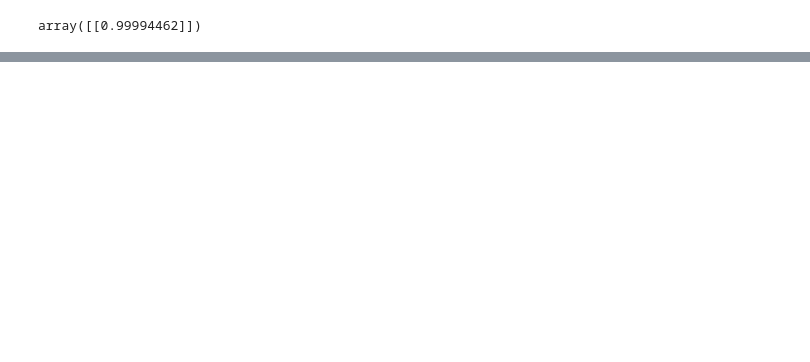
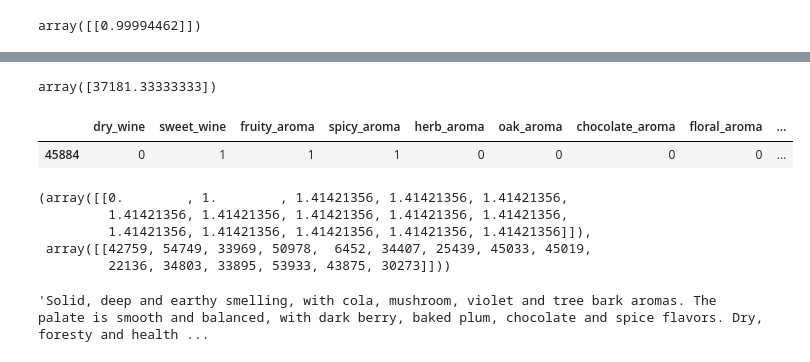
Before and after one commit to mercedesf17/Wine-Recommendation-System, a Jupyter notebook: jupyter_notebooks/model_training.ipynb, the cells around one changed output, grey strips where cells are left out. Saved outputs shown, nothing was run; the diff lists cells and outputs as text; code cells hidden in the pictures; blank space fills up the shorter version.

```diff
--- a/jupyter_notebooks/model_training.ipynb
+++ b/jupyter_notebooks/model_training.ipynb
@@ -158,0 +167,24 @@ The high score reflects the wine's potential, because it has been put on the mar
+# %%
+X_predict = np.array([[0, 1, 1, 1, 1, 1, 1, 1, 1, 0, 0, 15]])
+
+neigh.predict(X_predict)
+# %% [output]
+array([37181.33333333])
+# %%
+expanded_df.iloc[[45884]][['dry_wine', 'sweet_wine', 'fruity_aroma','spicy_aroma', 'herb_aroma', 'oak_aroma',
+                                   'chocolate_aroma','floral_aroma', 'body_light', 'body_medium', 'body_full', 'price']]
+# %% [output]
+|  | dry_wine | sweet_wine | fruity_aroma | spicy_aroma | herb_aroma | oak_aroma | chocolate_aroma | floral_aroma | ... |
+| 45884 | 0 | 1 | 1 | 1 | 0 | 0 | 0 | 0 | ... |
+# %%
+neigh.kneighbors(X_predict)
+# %% [output]
+(array([[0.        , 1.        , 1.41421356, 1.41421356, 1.41421356,
+         1.41421356, 1.41421356, 1.41421356, 1.41421356, 1.41421356,
+         1.41421356, 1.41421356, 1.41421356, 1.41421356, 1.41421356]]),
+ array([[42759, 54749, 33969, 50978,  6452, 34407, 25439, 45033, 45019,
+         22136, 34803, 33895, 53933, 43875, 30273]]))
+# %%
+expanded_df.iloc[42759]['description']
+# %% [output]
+'Solid, deep and earthy smelling, with cola, mushroom, violet and tree bark aromas. The palate is smooth and balanced, with dark berry, baked plum, chocolate and spice flavors. Dry, foresty and health ...
```
Also changed, not shown: parts of 8 cells of this notebook.
